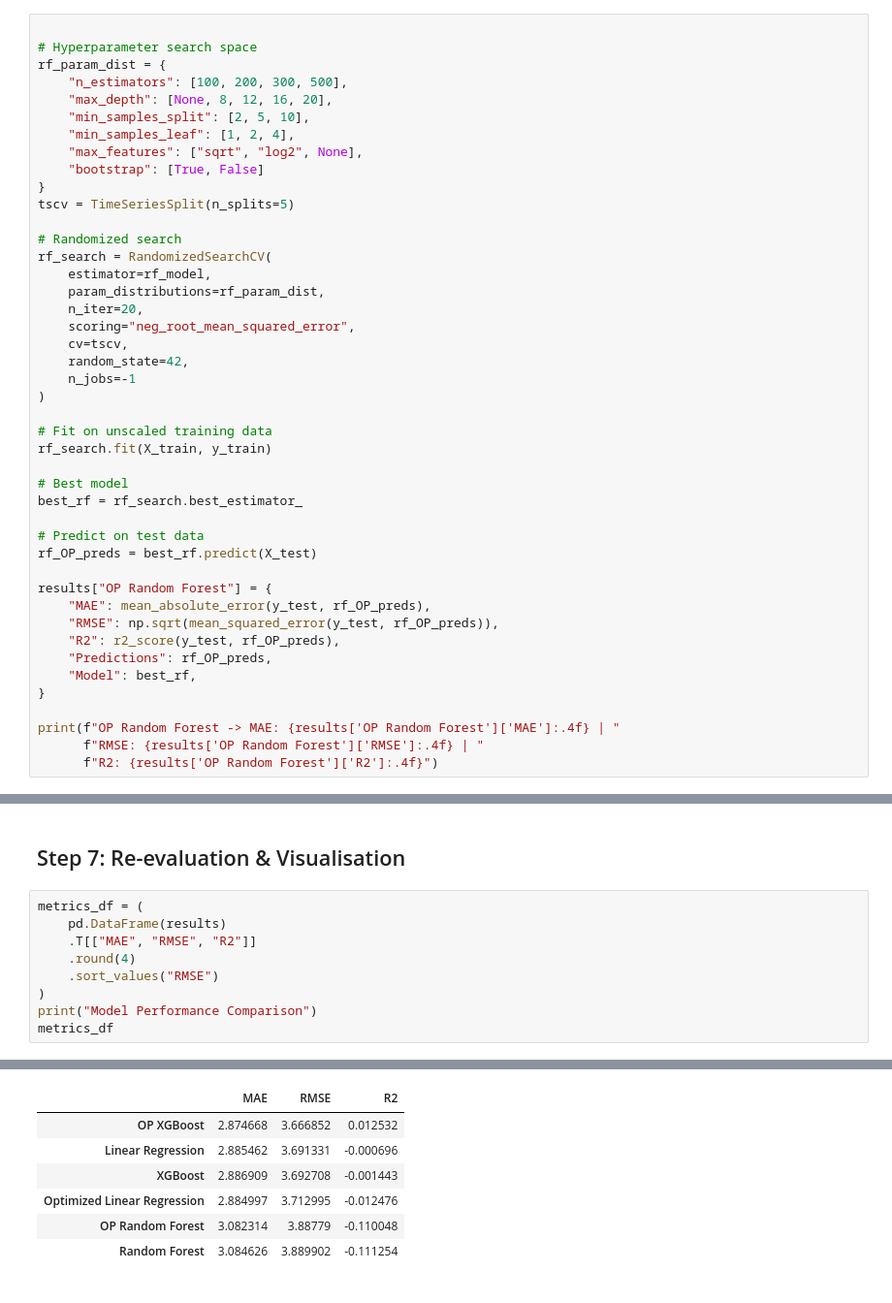
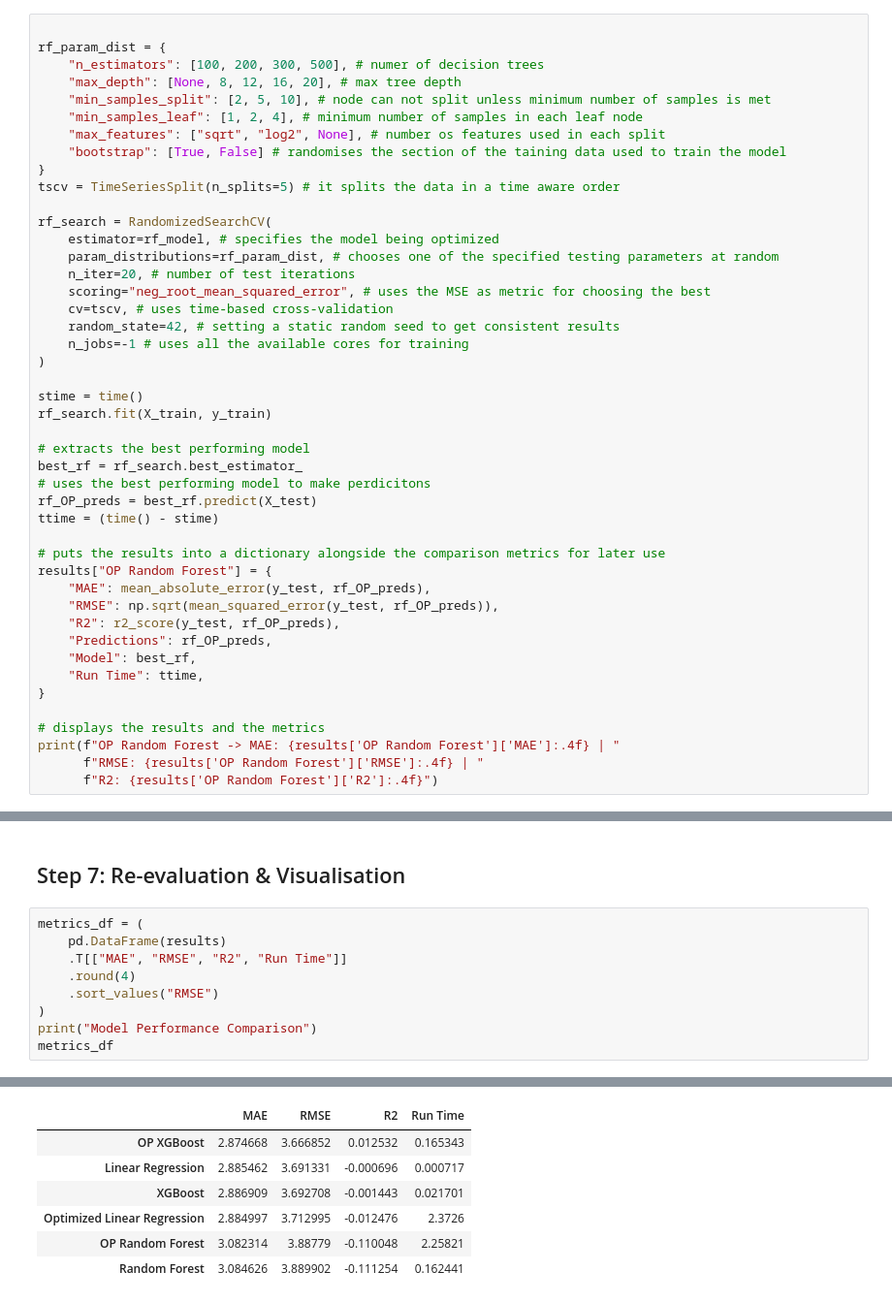
Before and after one commit to Al-Scripting/Smart-Home-Energy-Prediction, a Jupyter notebook: Smart_Home_Energy_Usage.ipynb, the cells around one changed output, grey strips where cells are left out. Shown at 97% size. Drawn from its saved outputs; the diff is of its cells as text.

Commit message:
Code documentation added. metrics added to messure the training time of each model.

```diff
--- a/Smart_Home_Energy_Usage.ipynb
+++ b/Smart_Home_Energy_Usage.ipynb
@@ -365,45 +398,46 @@ OP XGBoost -> MAE: 2.8747 | RMSE: 3.6669 | R2: 0.0125
 ### Randomized Search and Time Series Split for Random Forest
 # %%
 
-# Hyperparameter search space
 rf_param_dist = {
-    "n_estimators": [100, 200, 300, 500],
-    "max_depth": [None, 8, 12, 16, 20],
-    "min_samples_split": [2, 5, 10],
-    "min_samples_leaf": [1, 2, 4],
-    "max_features": ["sqrt", "log2", None],
-    "bootstrap": [True, False]
+    "n_estimators": [100, 200, 300, 500], # numer of decision trees
+    "max_depth": [None, 8, 12, 16, 20], # max tree depth
+    "min_samples_split": [2, 5, 10], # node can not split unless minimum number of samples is met
+    "min_samples_leaf": [1, 2, 4], # minimum number of samples in each leaf node
+    "max_features": ["sqrt", "log2", None], # number os features used in each split
+    "bootstrap": [True, False] # randomises the section of the taining data used to train the model
 }
-tscv = TimeSeriesSplit(n_splits=5)
+tscv = TimeSeriesSplit(n_splits=5) # it splits the data in a time aware order
 
-# Randomized search
 rf_search = RandomizedSearchCV(
-    estimator=rf_model,
-    param_distributions=rf_param_dist,
-    n_iter=20,
-    scoring="neg_root_mean_squared_error",
-    cv=tscv,
-    random_state=42,
-    n_jobs=-1
+    estimator=rf_model, # specifies the model being optimized
+    param_distributions=rf_param_dist, # chooses one of the specified testing parameters at random
+    n_iter=20, # number of test iterations
+    scoring="neg_root_mean_squared_error", # uses the MSE as metric for choosing the best
+    cv=tscv, # uses time-based cross-validation
+    random_state=42, # setting a static random seed to get consistent results
+    n_jobs=-1 # uses all the available cores for training
 )
 
-# Fit on unscaled training data
+stime = time()
 rf_search.fit(X_train, y_train)
 
-# Best model
+# extracts the best performing model
 best_rf = rf_search.best_estimator_
+# uses the best performing model to make perdicitons
+rf_OP_preds = best_rf.predict(X_test)
+ttime = (time() - stime)
 
-# Predict on test data
-rf_OP_preds = best_rf.predict(X_test)
-
+# puts the results into a dictionary alongside the comparison metrics for later use
 results["OP Random Forest"] = {
     "MAE": mean_absolute_error(y_test, rf_OP_preds),
     "RMSE": np.sqrt(mean_squared_error(y_test, rf_OP_preds)),
     "R2": r2_score(y_test, rf_OP_preds),
     "Predictions": rf_OP_preds,
     "Model": best_rf,
+    "Run Time": ttime,
 }
 
+# displays the results and the metrics
 print(f"OP Random Forest -> MAE: {results['OP Random Forest']['MAE']:.4f} | "
       f"RMSE: {results['OP Random Forest']['RMSE']:.4f} | "
       f"R2: {results['OP Random Forest']['R2']:.4f}")
@@ -414,18 +448,18 @@ OP Random Forest -> MAE: 3.0823 | RMSE: 3.8878 | R2: -0.1100
 # %%
 metrics_df = (
     pd.DataFrame(results)
-    .T[["MAE", "RMSE", "R2"]]
+    .T[["MAE", "RMSE", "R2", "Run Time"]]
     .round(4)
     .sort_values("RMSE")
 )
 print("Model Performance Comparison")
 metrics_df
 # %% [output]
 Model Performance Comparison
-|  | MAE | RMSE | R2 |
-| OP XGBoost | 2.874668 | 3.666852 | 0.012532 |
-| Linear Regression | 2.885462 | 3.691331 | -0.000696 |
-| XGBoost | 2.886909 | 3.692708 | -0.001443 |
-| Optimized Linear Regression | 2.884997 | 3.712995 | -0.012476 |
-| OP Random Forest | 3.082314 | 3.88779 | -0.110048 |
-| Random Forest | 3.084626 | 3.889902 | -0.111254 |
+|  | MAE | RMSE | R2 | Run Time |
+| OP XGBoost | 2.874668 | 3.666852 | 0.012532 | 0.165343 |
+| Linear Regression | 2.885462 | 3.691331 | -0.000696 | 0.000717 |
+| XGBoost | 2.886909 | 3.692708 | -0.001443 | 0.021701 |
+| Optimized Linear Regression | 2.884997 | 3.712995 | -0.012476 | 2.3726 |
+| OP Random Forest | 3.082314 | 3.88779 | -0.110048 | 2.25821 |
+| Random Forest | 3.084626 | 3.889902 | -0.111254 | 0.162441 |
```
Also changed, not shown: parts of 7 cells of this notebook.
